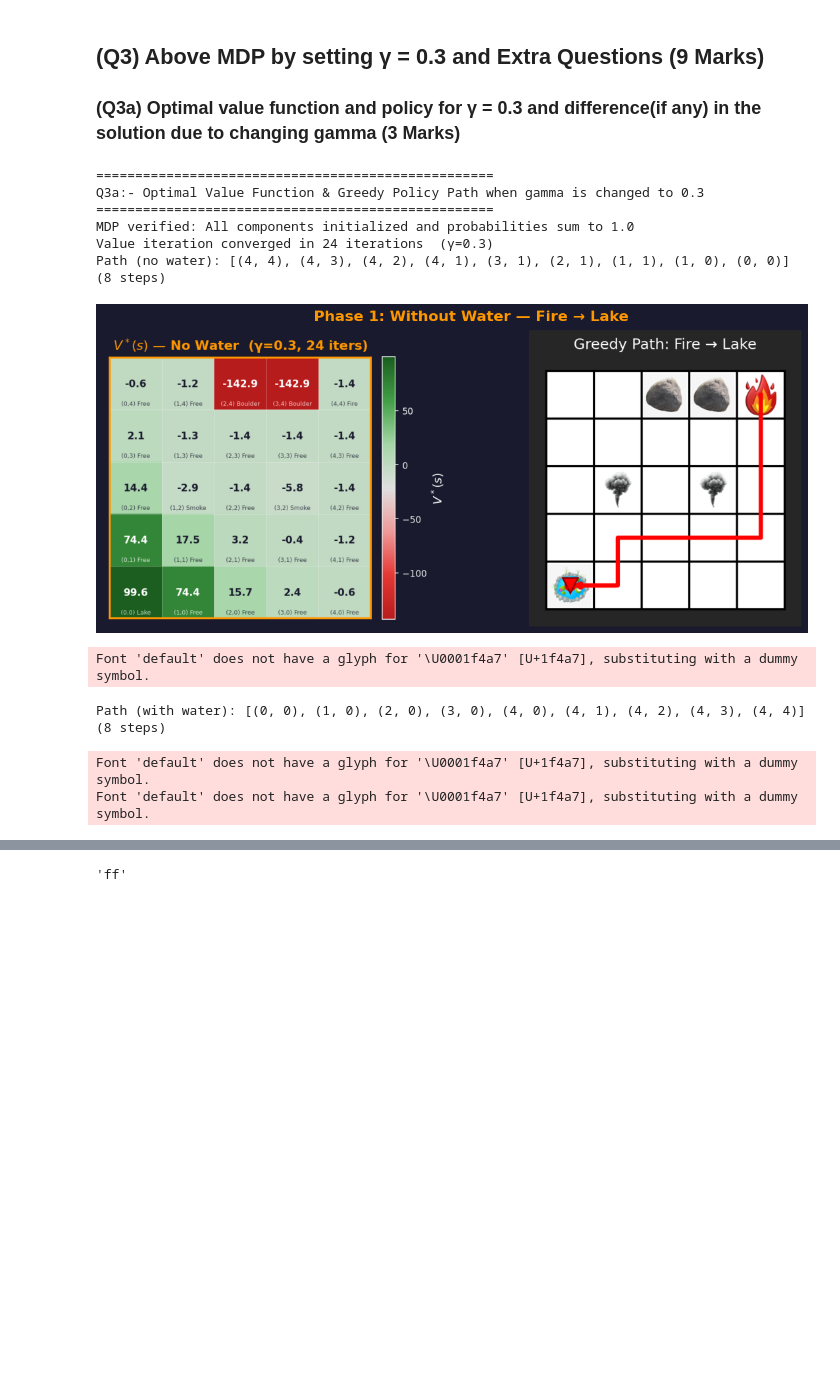
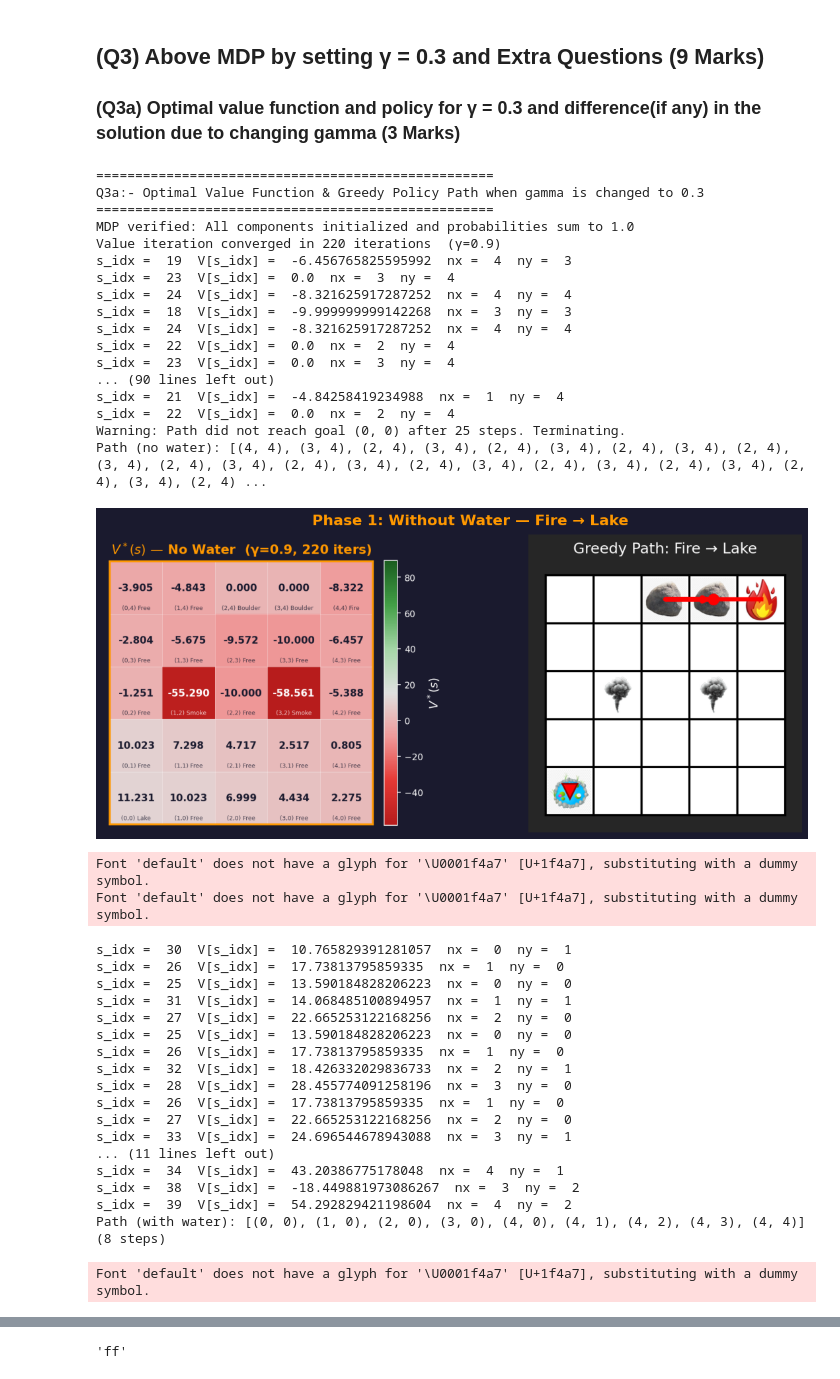
Before and after one commit to Eswar-gupta/EE23B085_da6400_rl_master_repo, a Jupyter notebook: Grid_world.ipynb, the cells around one changed output, grey strips where cells are left out. Cells and saved outputs as stored; diff of their text form; code cells hidden in the pictures; blank space fills up the shorter version.

```diff
--- a/Grid_world.ipynb
+++ b/Grid_world.ipynb
@@ -472,14 +553,16 @@ import core.Agent.mdp_model as rk
 importlib.reload(rk)
 from core.Agent.agent import Agent
 from core.Plot_generators.Grid_path_generator import generate_grid_image
+import core.Plot_generators.value_fuction_visuvalizer as Pgv
+importlib.reload(Pgv)
 from core.Plot_generators.value_fuction_visuvalizer import state_value_fuction_visuvalizer
 from core.Plot_generators.figuer_merger import merge_figures
 mdp_model_0_point_3 = FiniteMDP()
-S, A, P, R, gamma = mdp_model_0_point_3.initialization_MDP_with_DA6400_Question1_manner(0.3)
+S, A, P, R, gamma = mdp_model_0_point_3.initialization_MDP_with_DA6400_Question1_manner(0.9)
 
 # Agent + value iteration
 agent_gamma_0_point_3 = Agent(mdp_model_0_point_3)
-V, n_iters = agent_gamma_0_point_3.value_iteration_on_V(max_iter=50)
+V, n_iters = agent_gamma_0_point_3.value_iteration_on_V(max_iter=1000)
 print(f"Value iteration converged in {n_iters} iterations  (γ={gamma})")
 
 # Image1: Without Water (Fire → Lake)
@@ -495,37 +578,64 @@ merged1, _ = merge_figures(
     figures=[(fig_v1, (0, 0)), (fig_g1, (0, 1))],
     grid=(1, 2),
     grand_title='Phase 1: Without Water — Fire → Lake',
     grand_title_color='#FF9800',
     figsize=(12, 5),
     show=True,
 )
 
 # ── Image 2: With Water (Lake → Fire) ──
 path_water = agent_gamma_0_point_3.greedy_path(water=True)
 print(f"Path (with water): {path_water}  ({len(path_water)-1} steps)")
 
 fig_v2, _ = state_value_fuction_visuvalizer(V, S, water=True,
                 title=f'$V^*(s)$ — With Water 💧  (γ={gamma}, {n_iters} iters)')
 fig_g2, _ = generate_grid_image(S, path=path_water, points_of_interest=[(4, 4)],
                 title='Greedy Path: Lake → Fire', figsize=(4, 4), show=False, water_phase=1)
 
 merged2, _ = merge_figures(
     figures=[(fig_v2, (0, 0)), (fig_g2, (0, 1))],
     grid=(1, 2),
     grand_title='Phase 2: With Water — Lake → Fire',
     grand_title_color='#2196F3',
     figsize=(12, 5),
     show=True,
 )
 # %% [output]
 ===================================================
 Q3a:- Optimal Value Function & Greedy Policy Path when gamma is changed to 0.3
 ===================================================
 MDP verified: All components initialized and probabilities sum to 1.0
-Value iteration converged in 24 iterations  (γ=0.3)
-Path (no water): [(4, 4), (4, 3), (4, 2), (4, 1), (3, 1), (2, 1), (1, 1), (1, 0), (0, 0)]  (8 steps)
+Value iteration converged in 220 iterations  (γ=0.9)
+s_idx =  19  V[s_idx] =  -6.456765825595992  nx =  4  ny =  3
+s_idx =  23  V[s_idx] =  0.0  nx =  3  ny =  4
+s_idx =  24  V[s_idx] =  -8.321625917287252  nx =  4  ny =  4
+s_idx =  18  V[s_idx] =  -9.999999999142268  nx =  3  ny =  3
+s_idx =  24  V[s_idx] =  -8.321625917287252  nx =  4  ny =  4
+s_idx =  22  V[s_idx] =  0.0  nx =  2  ny =  4
+s_idx =  23  V[s_idx] =  0.0  nx =  3  ny =  4
+... (90 lines left out)
+s_idx =  21  V[s_idx] =  -4.84258419234988  nx =  1  ny =  4
+s_idx =  22  V[s_idx] =  0.0  nx =  2  ny =  4
+Warning: Path did not reach goal (0, 0) after 25 steps. Terminating.
+Path (no water): [(4, 4), (3, 4), (2, 4), (3, 4), (2, 4), (3, 4), (2, 4), (3, 4), (2, 4), (3, 4), (2, 4), (3, 4), (2, 4), (3, 4), (2, 4), (3, 4), (2, 4), (3, 4), (2, 4), (3, 4), (2, 4), (3, 4), (2, 4) ...
-[figure, old version]
+[figure, new version]
 Font 'default' does not have a glyph for '\U0001f4a7' [U+1f4a7], substituting with a dummy symbol.
+Font 'default' does not have a glyph for '\U0001f4a7' [U+1f4a7], substituting with a dummy symbol.
+s_idx =  30  V[s_idx] =  10.765829391281057  nx =  0  ny =  1
+s_idx =  26  V[s_idx] =  17.73813795859335  nx =  1  ny =  0
+s_idx =  25  V[s_idx] =  13.590184828206223  nx =  0  ny =  0
+s_idx =  31  V[s_idx] =  14.068485100894957  nx =  1  ny =  1
+s_idx =  27  V[s_idx] =  22.665253122168256  nx =  2  ny =  0
+s_idx =  25  V[s_idx] =  13.590184828206223  nx =  0  ny =  0
+s_idx =  26  V[s_idx] =  17.73813795859335  nx =  1  ny =  0
+s_idx =  32  V[s_idx] =  18.426332029836733  nx =  2  ny =  1
+s_idx =  28  V[s_idx] =  28.455774091258196  nx =  3  ny =  0
+s_idx =  26  V[s_idx] =  17.73813795859335  nx =  1  ny =  0
+s_idx =  27  V[s_idx] =  22.665253122168256  nx =  2  ny =  0
+s_idx =  33  V[s_idx] =  24.696544678943088  nx =  3  ny =  1
+... (11 lines left out)
+s_idx =  34  V[s_idx] =  43.20386775178048  nx =  4  ny =  1
+s_idx =  38  V[s_idx] =  -18.449881973086267  nx =  3  ny =  2
+s_idx =  39  V[s_idx] =  54.292829421198604  nx =  4  ny =  2
 Path (with water): [(0, 0), (1, 0), (2, 0), (3, 0), (4, 0), (4, 1), (4, 2), (4, 3), (4, 4)]  (8 steps)
 Font 'default' does not have a glyph for '\U0001f4a7' [U+1f4a7], substituting with a dummy symbol.
-Font 'default' does not have a glyph for '\U0001f4a7' [U+1f4a7], substituting with a dummy symbol.
```
Also changed, not shown: parts of 5 cells of this notebook, 42 other files.
